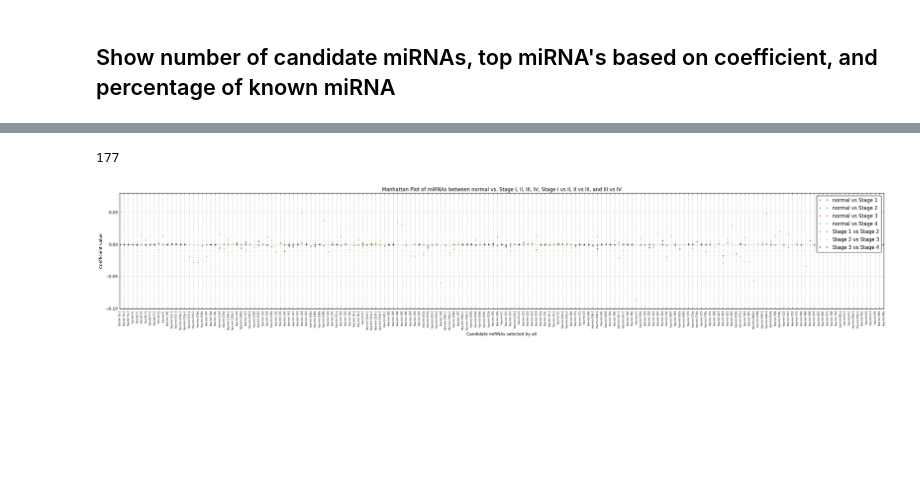
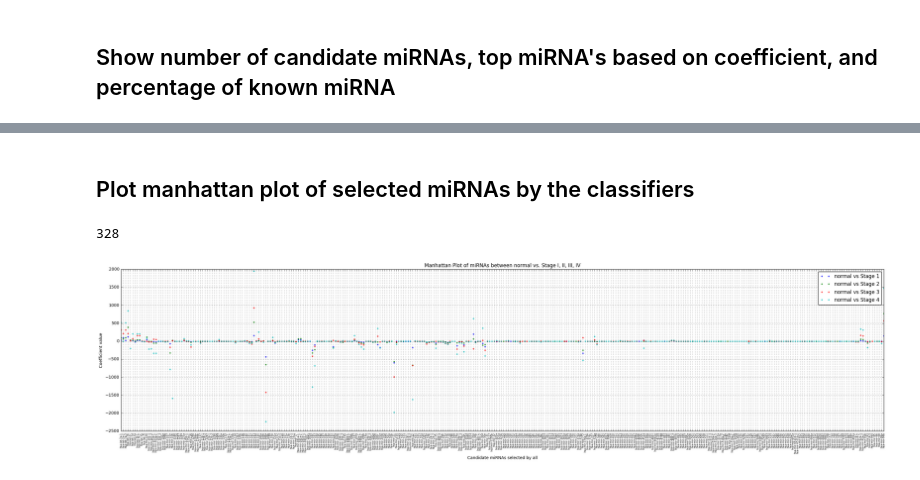
Before and after one commit to JonnyTran/microRNA-Lung-Cancer-Associations, a Jupyter notebook: notebooks/stages_vs_normal-Logit.ipynb, the cells around one changed output, grey strips where cells are left out. Drawn from its saved outputs; the diff is of its cells as text; code cells hidden in the pictures; blank space fills up the shorter version.

```diff
--- a/notebooks/stages_vs_normal-Logit.ipynb
+++ b/notebooks/stages_vs_normal-Logit.ipynb
@@ -265,7 +296,8 @@ LogisticRegressionCV(Cs=[0.001, 0.01, 0.10000000000000001, 1.0, 10.0, 100.0],
 from src.utils.validate_candidate_miRNAs import percent_candidate_in_validated
 results = []
 
-for model, name in zip([normal_vs_I, normal_vs_II, normal_vs_III, normal_vs_IV, I_vs_II, II_vs_III, III_vs_IV],
+for model, name in zip([normal_vs_I, normal_vs_II, normal_vs_III, normal_vs_IV, I_vs_II, II_vs_III,
+                        III_vs_IV],
                        ['normal_vs_I', 'normal_vs_II', 'normal_vs_III', 'normal_vs_IV', 'I_vs_II',
                         'II_vs_III', 'III_vs_IV']):
     print '\n', name
@@ -273,10 +305,11 @@ for model, name in zip([normal_vs_I, normal_vs_II, normal_vs_III, normal_vs_IV,
     print "Non-zero coef:", non_zero_idx.size
     df = pandas.DataFrame({"mirna": mirna_list[non_zero_idx],
                            "coefficient": model.coef_.ravel()[non_zero_idx]})
+
     print df.sort_values(by='coefficient', ascending=False).head(6)
     print df.sort_values(by='coefficient', ascending=True).head(6)
 
-    print "Percentage of known NSCLC miRNAs:", percent_candidate_in_validated(df['mirna'].tolist(), validated_miRNAs)
+    print "Percentage of known miRNAs:", percent_candidate_in_validated(df['mirna'].tolist(), validated_miRNAs)
     print set(df['mirna'].tolist()) & validated_miRNAs, len(set(df['mirna'].tolist()) & validated_miRNAs)
 
     results.append(df)
@@ -369,43 +401,39 @@ avg / total       0.53      0.50      0.52        22
+# %% [markdown]
+## Plot manhattan plot of selected miRNAs by the classifiers
 # %%
 from matplotlib import pyplot as plt
 
 all_candidate_miRNAs = set(results[0]['mirna']) | set(results[1]['mirna']) | set(results[2]['mirna']) | \
-                       set(results[3]['mirna']) | set(results[4]['mirna']) | set(results[5]['mirna']) | \
-                                                                               set(results[6]['mirna'])
+                       set(results[3]['mirna'])
 sorted_candidate_miRNAs = []
 for miR in mirna_list:
     if miR in all_candidate_miRNAs:
         sorted_candidate_miRNAs.append(miR)
 print sorted_candidate_miRNAs.__len__()
 
-plt.figure(figsize=(33, 5))
+plt.figure(figsize=(33, 7))
 plt.xticks(range(sorted_candidate_miRNAs.__len__()), sorted_candidate_miRNAs, rotation='vertical', fontsize=6)
 
-for i in [0,1,2,3,4,5,6]:
+for i in [0,1,2,3]:
     x_indx = []
     y_values = []
     for x_str in results[i]['mirna']:
         # print all_candidate_miRNAs.index(x_str)
         x_indx.append(sorted_candidate_miRNAs.index(x_str))
-    if i in [0,1,2,3]:
-        for y_value in results[i]['coefficient']:
-            y_values.append(y_value)
-    else:
-        for y_value in results[i]['coefficient']:
-            y_values.append(-y_value)
 
-    if i in [0,1,2,3]:
-        plt.plot(x_indx, y_values, marker='.', linestyle='', alpha=0.5, label='normal vs Stage '+str(i+1))
-    else:
-        plt.plot(x_indx, y_values, marker='.', linestyle='', alpha=0.5, label='Stage '+ str(i-3) +' vs Stage '+str(i-2))
+    for y_value in results[i]['coefficient']:
+        y_values.append(y_value)
+
+
+    plt.plot(x_indx, y_values, marker='.', linestyle='', alpha=0.7, label='normal vs Stage '+str(i+1))
 
 plt.legend()
 plt.ylabel('Coefficient value')
 plt.xlabel('Candidate miRNAs selected by all')
-plt.title('Manhattan Plot of miRNAs between normal vs. Stage I, II, III, IV, Stage I vs II, II vs III, and III vs IV')
+plt.title('Manhattan Plot of miRNAs between normal vs. Stage I, II, III, IV')
 plt.axis('auto')
 plt.grid(True)
 plt.show()
 # %% [output]
-177
+328
-[figure, old version]
+[figure, new version]
```
Also changed, not shown: parts of 13 cells of this notebook.
